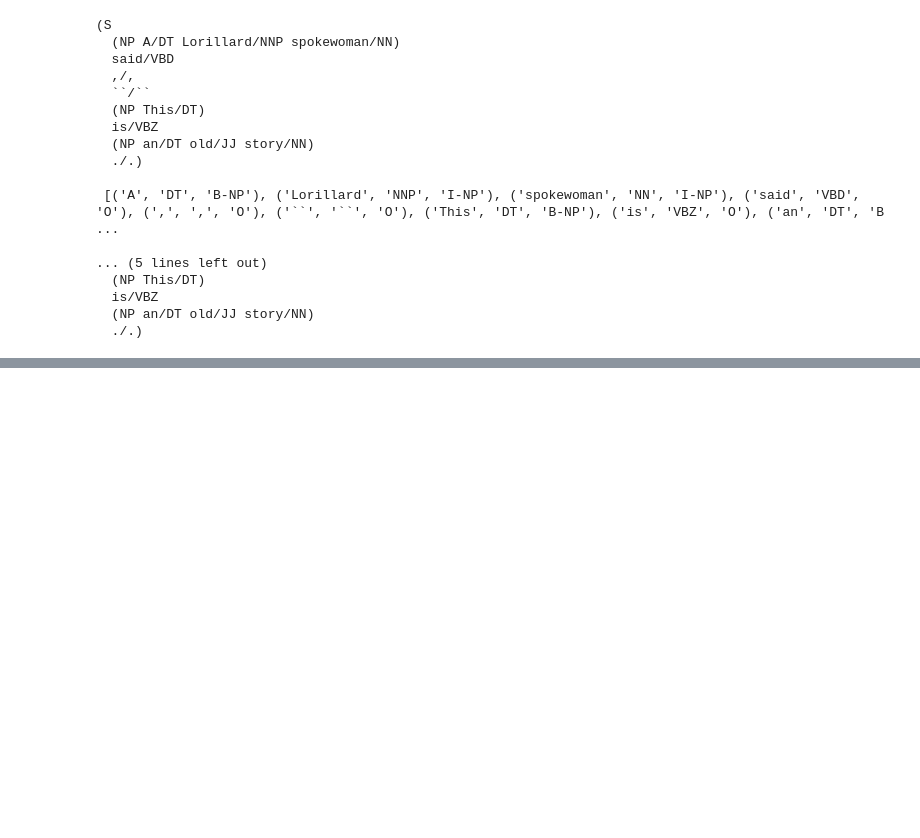
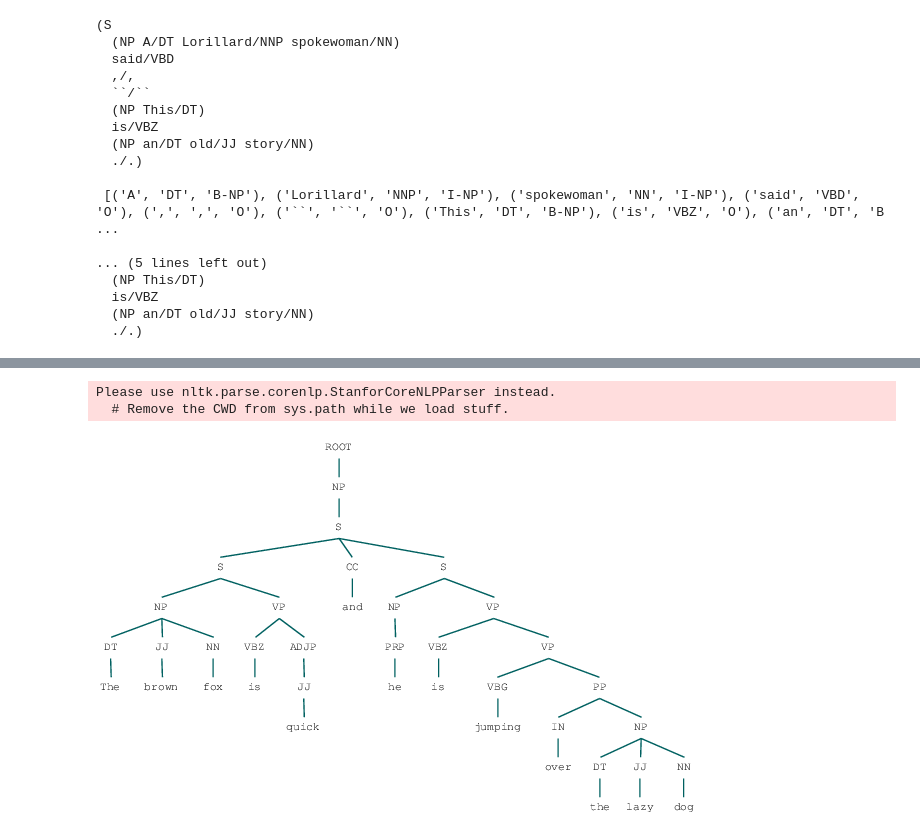
Before and after one commit to Leolee11111/NLP, a Jupyter notebook: 处理和理解文本.ipynb, the cells around one changed output, grey strips where cells are left out. Saved outputs shown, nothing was run; the diff lists cells and outputs as text; code cells hidden in the pictures; blank space fills up the shorter version.

```diff
--- a/处理和理解文本.ipynb
+++ b/处理和理解文本.ipynb
@@ -840,0 +922,19 @@ class NGramTagChunker(ChunkParserI):
+# %%
+#
+sentence = 'The brown fox is quick and he is jumping over the lazy dog'
+import os
+
+java_path = r'C:\Program Files\Java\jdk1.8.0_144\bin\java.exe'
+os.environ['JAVAHOME'] = java_path
+
+from nltk.parse.stanford import StanfordParser
+#StanforCoreNLPDependencyParser
+sdp = StanfordParser(path_to_jar='E:/stanford-parser-full-2015-04-20/stanford-parser.jar',path_to_models_jar = 'E:/stanford-parser-full-2015-04-20/stanford-parser-3.5.2-models.jar')
+
+result = list(sdp.raw_parse(sentence))
+
+result[0]
+# %% [output]
+Please use nltk.parse.corenlp.StanforCoreNLPParser instead.
+  # Remove the CWD from sys.path while we load stuff.
+[figure, added]
```
Also changed, not shown: parts of 8 cells of this notebook.
